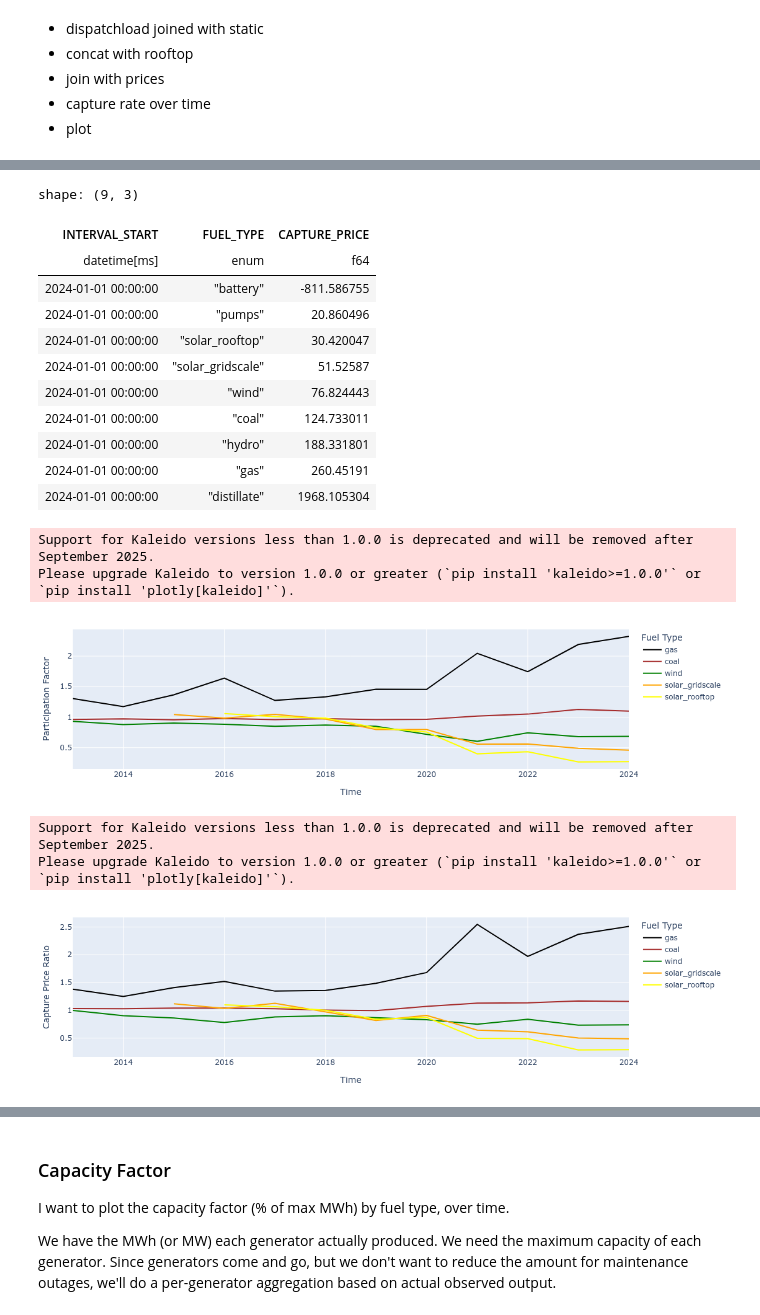
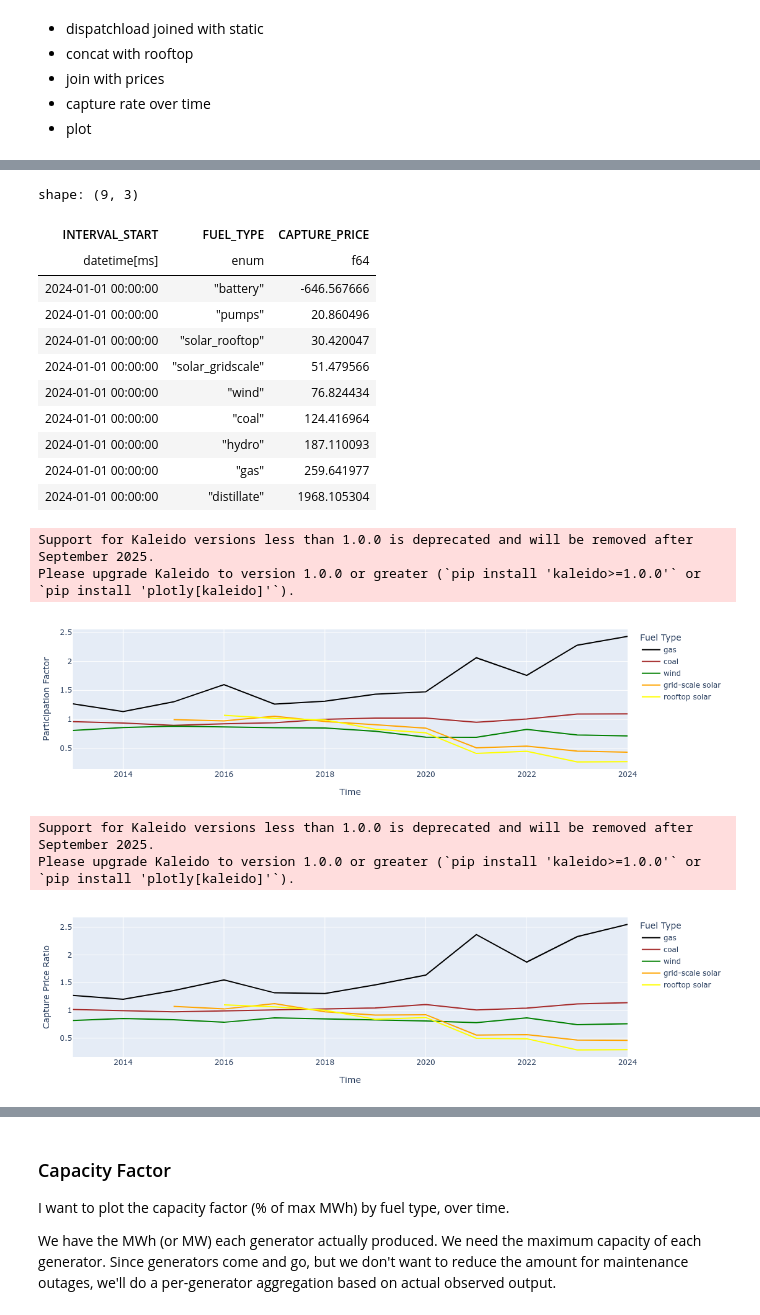
Before and after one commit to mdavis-xyz/masters-thesis, a Jupyter notebook: capture-price-ratio/capture-ratio.ipynb, the cells around one changed output, grey strips where cells are left out. Drawn from its saved outputs; the diff is of its cells as text; code cells hidden in the pictures.

Commit message:
dedup dispatchload for capture rate

```diff
--- a/capture-price-ratio/capture-ratio.ipynb
+++ b/capture-price-ratio/capture-ratio.ipynb
@@ -23,7 +25,9 @@ nemosis_data_cache = "/home/matthew/Data/nemosis/"
 aggregated_data_cache = os.path.join(data_cache, "02_aggregated")
 sorted_data_cache = os.path.join(data_cache, "03_sorted_compacted")
 sorted_rooftop_path = os.path.join(sorted_data_cache, "ROOFTOP_PV_ACTUAL.parquet")
-dispatchload_dedup = os.path.join(data_cache, "04_dispatchload_dedup.parquet")
+dispatchload_dup_partitioned = os.path.join(data_cache, "05_dispatchload_duplicated_partitioned")
+dispatchload_dedup_partitioned = os.path.join(data_cache, "06_dispatchload_deduplicated_partitioned")
+dispatchload_dedup = os.path.join(data_cache, "07_dispatchload_dedup_compact.parquet")
 results_dir = os.path.join(data_cache, "99_results")
 table_names = ["TRADINGPRICE", "DISPATCHPRICE", "DISPATCHLOAD", "ROOFTOP_PV_ACTUAL"]
 # %%
@@ -403,9 +508,16 @@ shape: (5, 3)
 | 2016-08-01 00:45:00 | "NSW1" | 0.0 |
 | 2016-08-01 00:50:00 | "NSW1" | 0.0 |
 # %%
-source_path = os.path.join(sorted_data_cache, "DISPATCHLOAD.parquet")
+source_path = dispatchload_dedup
 
-dispatchload = pl.scan_parquet(source_path, low_memory=True)
+dispatchload = (
+    pl.scan_parquet(source_path, low_memory=True)
+    .rename({"SETTLEMENTDATE": "INTERVAL_END"})
+    .with_columns(
+        pl.mean_horizontal("INITIALMW", "TOTALCLEARED").alias("POWER")
+    )
+    .join(static, on="DUID")
+)
 assert "INTERVENTION" not in dispatchload.collect_schema()
-dispatchload.head().collect()
+dispatchload.head().collect(engine="streaming")
 # %% [output]
@@ -428,7 +540,7 @@ neg_results = (
     .agg(
         (-pl.col("RRP") / INTERVALS_PER_H).sum().alias("REVENUE")
     )
-    .collect()
+    .collect(engine="streaming")
 )
 # %%
 
@@ -477,7 +606,7 @@ def calculate(metric):
     return (
         pl.concat(
             [
-                dispatchload.rename({"SETTLEMENTDATE": "INTERVAL_END"}),
+                dispatchload,
                 (rooftop.with_columns(pl.lit("solar_rooftop").alias("FUEL_TYPE"))),
             ],
             how="diagonal_relaxed",
@@ -503,14 +632,15 @@ def calculate(metric):
         .with_columns(
             [
                 (pl.col("POWER") * pl.col("RRP") / INTERVALS_PER_H).alias("ENERGY_REVENUE"),
-                (
-                    pl.sum_horizontal([pl.col(m) * pl.col(m + "RRP") for m in fcas_markets])
-                    / INTERVALS_PER_H
-                ).alias("FCAS_REVENUE"),
+                # (
+                #     pl.sum_horizontal([pl.col(m) * pl.col(m + "RRP") for m in fcas_markets])
+                #     / INTERVALS_PER_H
+                # ).alias("FCAS_REVENUE"),
             ]
         )
         .with_columns(
-            (pl.col("ENERGY_REVENUE") + pl.col("FCAS_REVENUE")).alias("TOTAL_REVENUE")
+            #(pl.col("ENERGY_REVENUE") + pl.col("FCAS_REVENUE")).alias("TOTAL_REVENUE")
+            pl.col("ENERGY_REVENUE").alias("TOTAL_REVENUE")
         )
         .with_columns(
             pl.col("ENERGY_MWH")
@@ -551,7 +681,7 @@ def calculate(metric):
         )
         .select("INTERVAL_START", "FUEL_TYPE", metric)
         .sort("INTERVAL_START", "FUEL_TYPE")  # "REGIONID",
-        .collect()
+        .collect(engine="streaming")
     )
 # %%
 df_pf = calculate("PARTICIPATION_FACTOR")
@@ -563,7 +713,7 @@ df_cr.write_csv(os.path.join(results_dir, f"results-capture-rate.csv"))
 df_cp = calculate("CAPTURE_PRICE")
 df_cp.write_csv(os.path.join(results_dir, f"results-cp.csv"))
 # %%
-# "In 2024 gridscale solar power was solar for an average of x \$/MWh  #todo[get number], compared to y \$/MWh for gas."
+# "In 2024 gridscale solar power was solar for an average of x \$/MWh , compared to y \$/MWh for gas."
 (
     df_cp
     .filter(pl.col("INTERVAL_START").dt.year() == 2024)
@@ -573,14 +723,14 @@ df_cp.write_csv(os.path.join(results_dir, f"results-cp.csv"))
 shape: (9, 3)
 | INTERVAL_START | FUEL_TYPE | CAPTURE_PRICE |
 | datetime[ms] | enum | f64 |
-| 2024-01-01 00:00:00 | "battery" | -811.586755 |
+| 2024-01-01 00:00:00 | "battery" | -646.567666 |
 | 2024-01-01 00:00:00 | "pumps" | 20.860496 |
 | 2024-01-01 00:00:00 | "solar_rooftop" | 30.420047 |
-| 2024-01-01 00:00:00 | "solar_gridscale" | 51.52587 |
-| 2024-01-01 00:00:00 | "wind" | 76.824443 |
-| 2024-01-01 00:00:00 | "coal" | 124.733011 |
-| 2024-01-01 00:00:00 | "hydro" | 188.331801 |
-| 2024-01-01 00:00:00 | "gas" | 260.45191 |
+| 2024-01-01 00:00:00 | "solar_gridscale" | 51.479566 |
+| 2024-01-01 00:00:00 | "wind" | 76.824434 |
+| 2024-01-01 00:00:00 | "coal" | 124.416964 |
+| 2024-01-01 00:00:00 | "hydro" | 187.110093 |
+| 2024-01-01 00:00:00 | "gas" | 259.641977 |
 | 2024-01-01 00:00:00 | "distillate" | 1968.105304 |
 # %%
 
@@ -600,37 +750,44 @@ metrics = [
 
 for metric in metrics:
 
     fig = px.line(
         metric['df'].filter(pl.col("FUEL_TYPE").is_in(color_mapping)),
         x="INTERVAL_START",
         y=metric['col'],
         color="FUEL_TYPE",
         color_discrete_map=color_mapping,
         height=300,
         width=600,
         #title=f"{metric['title']} over time by fuel type (whole NEM)",
         labels={
             "FUEL_TYPE": "Fuel Type",
             "INTERVAL_START": "Time",
             metric['col']: metric['title'],
         }
     )
+
+    fig.update_yaxes(range=[0, None])
+    fig.for_each_trace(lambda t: t.update(name=t.name
+        .replace("solar_gridscale", "grid-scale solar")
+        .replace("solar_rooftop", "rooftop solar")
+    ))
+
     #fig.update_layout(yaxis_tickformat = '.0%')
     fig.for_each_annotation(lambda a: a.update(text=a.text.split("=")[-1]))
     slug = metric['col'] #metric['title'].replace(' ', '_')
     fig.update_layout(margin=dict(l=20, r=20, t=20, b=20))
     fig.write_image(os.path.join(results_dir, f"{slug}.svg"))
 
     fig.show()
 
     figures[metric['col']] = fig
 # %% [output]
 Support for Kaleido versions less than 1.0.0 is deprecated and will be removed after September 2025.
 Please upgrade Kaleido to version 1.0.0 or greater (`pip install 'kaleido>=1.0.0'` or `pip install 'plotly[kaleido]'`).
-[figure, old version]
+[figure, new version]
 Support for Kaleido versions less than 1.0.0 is deprecated and will be removed after September 2025.
 Please upgrade Kaleido to version 1.0.0 or greater (`pip install 'kaleido>=1.0.0'` or `pip install 'plotly[kaleido]'`).
-[figure, old version]
+[figure, new version]
 # %%
 # same again, but just solar in VIC and SA
 
```
Also changed, not shown: parts of 26 cells of this notebook.
